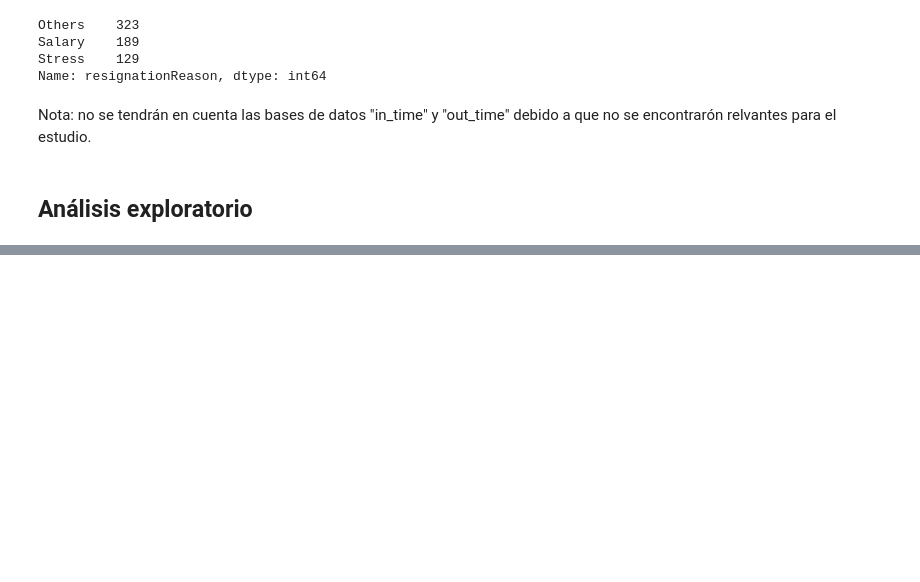
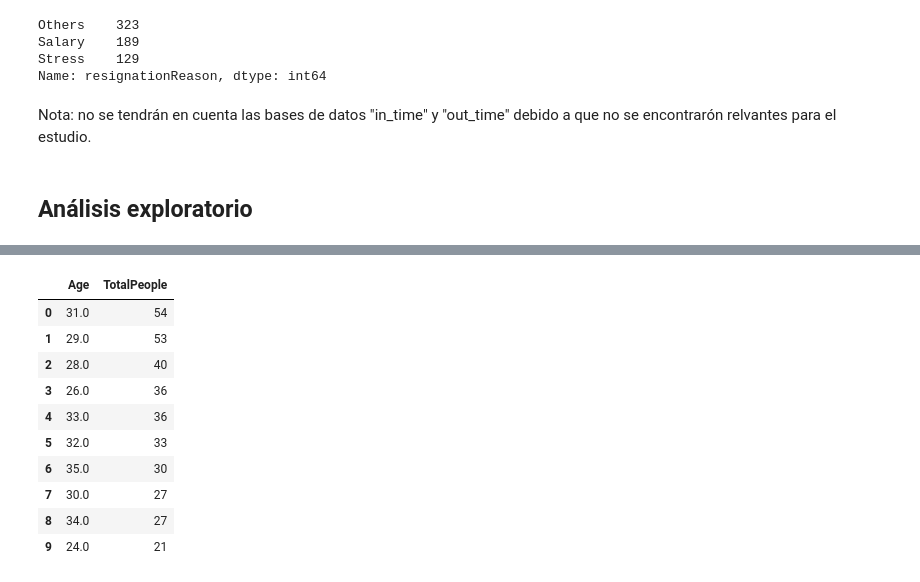
Before and after one commit to jhansanchez/Caso-de-estudio-RH, a Jupyter notebook: casoRH.ipynb, the cells around one changed output, grey strips where cells are left out. Saved outputs shown, nothing was run; the diff lists cells and outputs as text; code cells hidden in the pictures; blank space fills up the shorter version.

```diff
--- a/casoRH.ipynb
+++ b/casoRH.ipynb
@@ -397,0 +442,31 @@ Nota: no se tendrán en cuenta las bases de datos "in_time" y "out_time" debido
+# %%
+#¿Cuál es el rol en la compañia en el que más personas se retiraron?
+df_GR = pd.merge(df_retirement, df_general, how = 'left', on = 'EmployeeID')
+base = df_GR.groupby(['JobRole'])[['Attrition']].count().sort_values('Attrition', ascending= False).rename(columns={'Attrition': 'TotalPeople'}).reset_index()
+
+fig = px.bar(base, x = 'JobRole', y='TotalPeople',
+             title= '<b>Rol en la compañía de las personas retiradas<b>',
+             color_discrete_sequence=px.colors.qualitative.Dark2, width = 700)
+
+fig.update_layout(
+    xaxis_title = 'Job Role',
+    yaxis_title = 'Total people',
+    template = 'simple_white',
+    title_x = 0.5)
+
+fig.show()
+# %%
+#¿Cuál es la edad en la que más personas se retiraron?
+df_GR.groupby(['Age'])[['Attrition']].count().sort_values('Attrition', ascending= False).rename(columns={'Attrition': 'TotalPeople'}).reset_index().head(10)
+# %% [output]
+|  | Age | TotalPeople |
+| 0 | 31.0 | 54 |
+| 1 | 29.0 | 53 |
+| 2 | 28.0 | 40 |
+| 3 | 26.0 | 36 |
+| 4 | 33.0 | 36 |
+| 5 | 32.0 | 33 |
+| 6 | 35.0 | 30 |
+| 7 | 30.0 | 27 |
+| 8 | 34.0 | 27 |
+| 9 | 24.0 | 21 |
```
Also changed, not shown: parts of 9 cells of this notebook.
